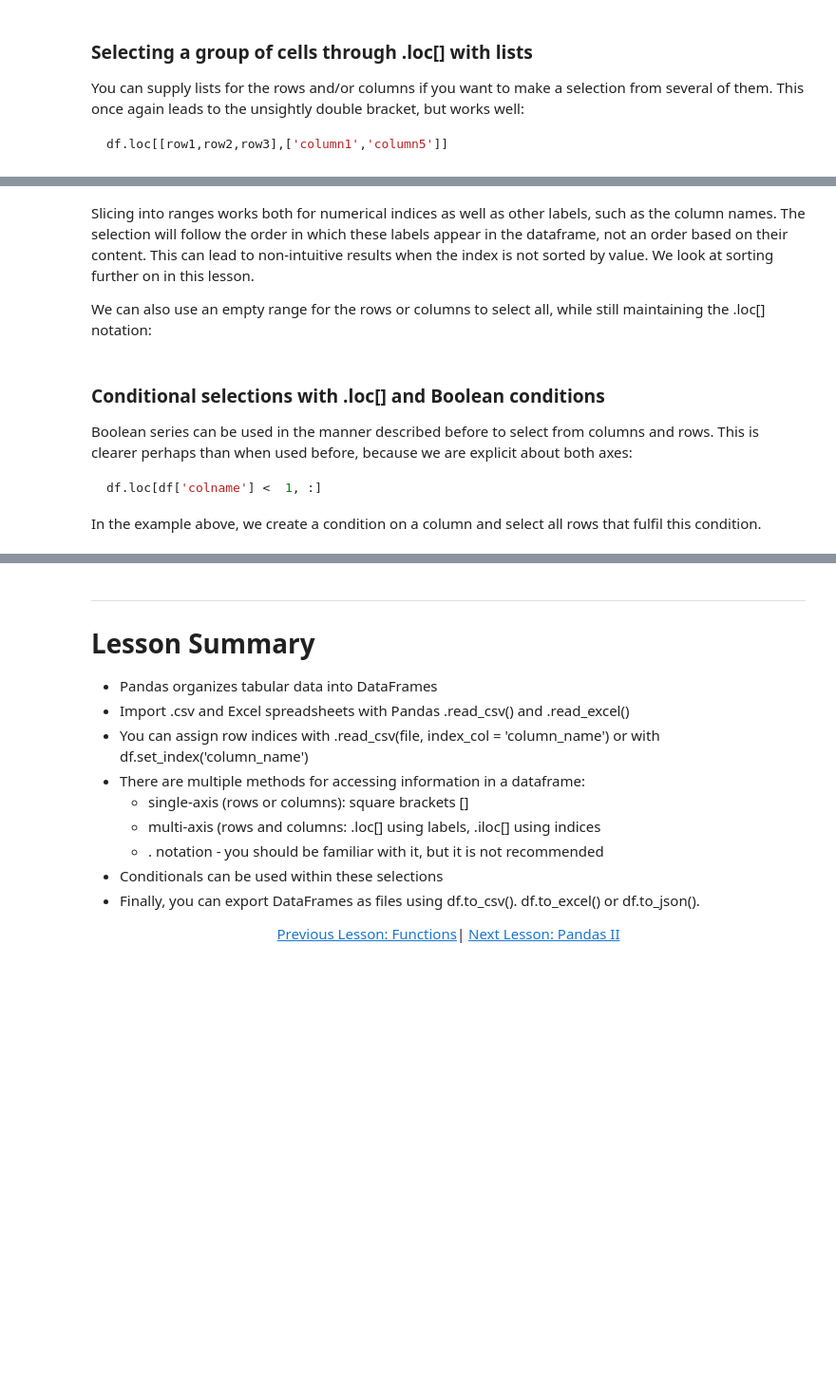
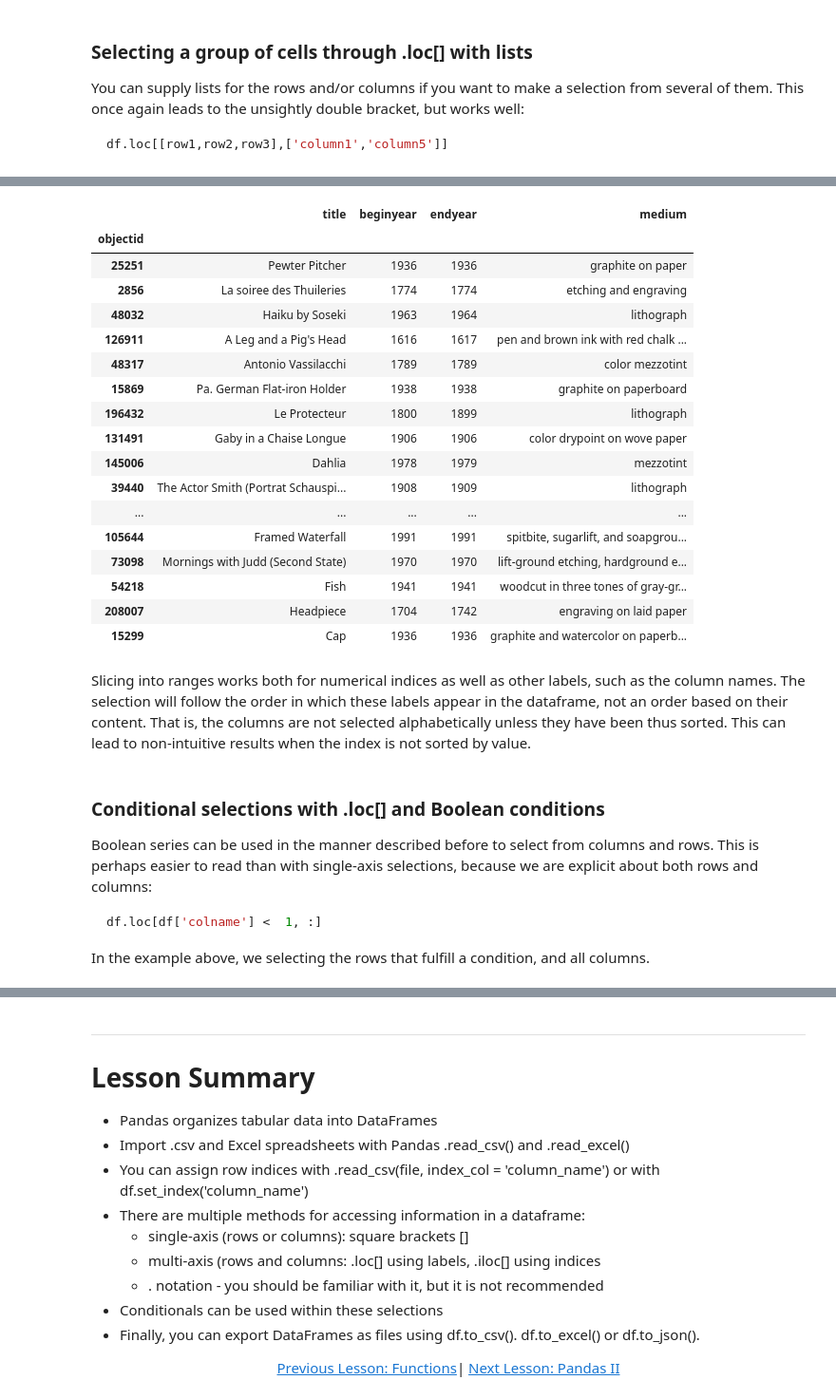
Before and after one commit to FelipeAdeT/PythonforHumanities, a Jupyter notebook: 09 Pandas.ipynb, the cells around one changed output, grey strips where cells are left out. Shown at 95% size. Drawn from its saved outputs; the diff is of its cells as text; code cells hidden in the pictures; blank space fills up the shorter version.

````diff
--- a/09 Pandas.ipynb
+++ b/09 Pandas.ipynb
@@ -281,18 +501,35 @@ objects_table.loc[:,'title']
 # %%
-objects_table.loc[1:10,'title':'medium']
+objects_table.loc[:,'title':'medium']
+# %% [output]
+|  | title | beginyear | endyear | medium |
+| objectid |  |  |  |  |
+| 25251 | Pewter Pitcher | 1936 | 1936 | graphite on paper |
+| 2856 | La soiree des Thuileries | 1774 | 1774 | etching and engraving |
+| 48032 | Haiku by Soseki | 1963 | 1964 | lithograph |
+| 126911 | A Leg and a Pig's Head | 1616 | 1617 | pen and brown ink with red chalk ... |
+| 48317 | Antonio Vassilacchi | 1789 | 1789 | color mezzotint |
+| 15869 | Pa. German Flat-iron Holder | 1938 | 1938 | graphite on paperboard |
+| 196432 | Le Protecteur | 1800 | 1899 | lithograph |
+| 131491 | Gaby in a Chaise Longue | 1906 | 1906 | color drypoint on wove paper |
+| 145006 | Dahlia | 1978 | 1979 | mezzotint |
+| 39440 | The Actor Smith (Portrat Schauspi... | 1908 | 1909 | lithograph |
+| ... | ... | ... | ... | ... |
+| 105644 | Framed Waterfall | 1991 | 1991 | spitbite, sugarlift, and soapgrou... |
+| 73098 | Mornings with Judd (Second State) | 1970 | 1970 | lift-ground etching, hardground e... |
+| 54218 | Fish | 1941 | 1941 | woodcut in three tones of gray-gr... |
+| 208007 | Headpiece | 1704 | 1742 | engraving on laid paper |
+| 15299 | Cap | 1936 | 1936 | graphite and watercolor on paperb... |
 # %% [markdown]
-Slicing into ranges works both for numerical indices as well as other labels, such as the column names. The selection will follow the order in which these labels appear in the dataframe, not an order based on their content. This can lead to non-intuitive results when the index is not sorted by value. We look at sorting further on in this lesson.
-
-We can also use an empty range for the rows or columns to select all, while still maintaining the .loc[] notation:
+Slicing into ranges works both for numerical indices as well as other labels, such as the column names. The selection will follow the order in which these labels appear in the dataframe, not an order based on their content. That is, the columns are not selected alphabetically unless they have been thus sorted. This can lead to non-intuitive results when the index is not sorted by value.
 # %% [markdown]
 ### Conditional selections with .loc[] and Boolean conditions
 
-Boolean series can be used in the manner described before to select from columns and rows. This is clearer perhaps than when used before, because we are explicit about both axes:
+Boolean series can be used in the manner described before to select from columns and rows. This is perhaps easier to read than with single-axis selections, because we are explicit about both rows and columns:
 
 ```python
 df.loc[df['colname'] <  1, :]
 ```
 
-In the example above, we create a condition on a column and select all rows that fulfil this condition.
+In the example above, we selecting the rows that fulfill a condition, and all columns.
 # %%
 objects_table.loc[objects_table['beginyear']>1900,:]
````
Also changed, not shown: parts of 50 cells of this notebook, 1 other file.
